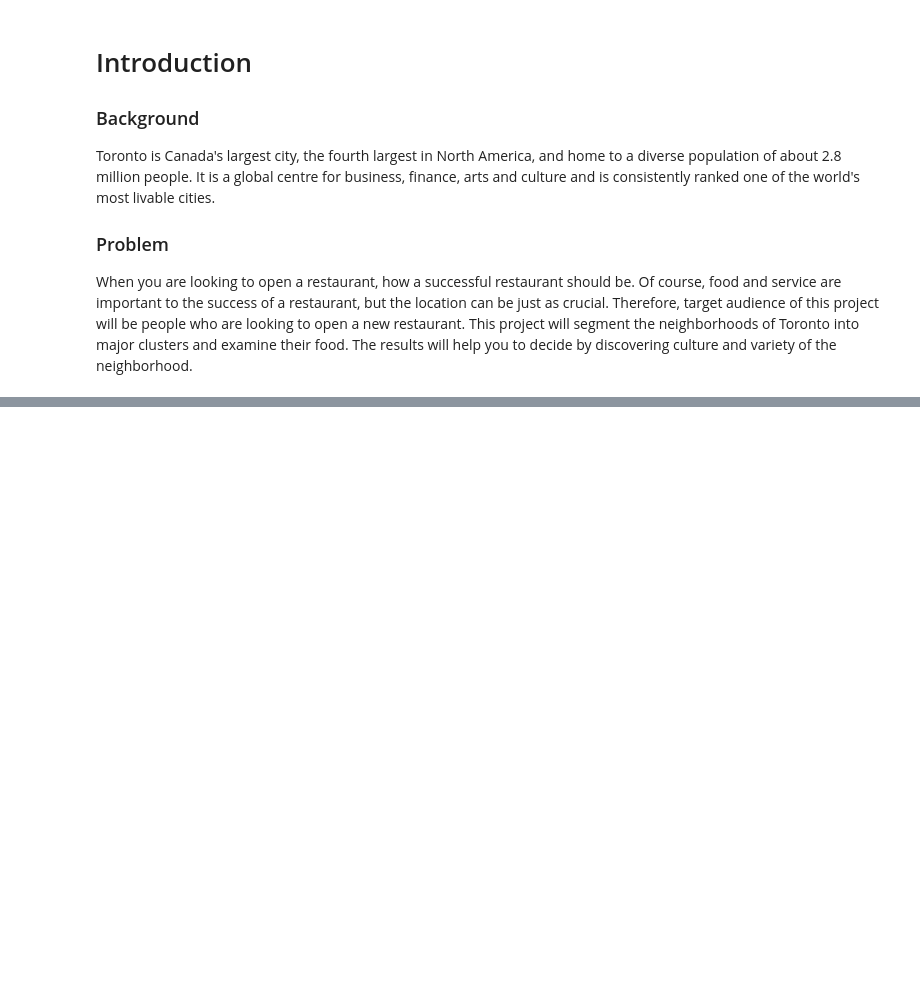
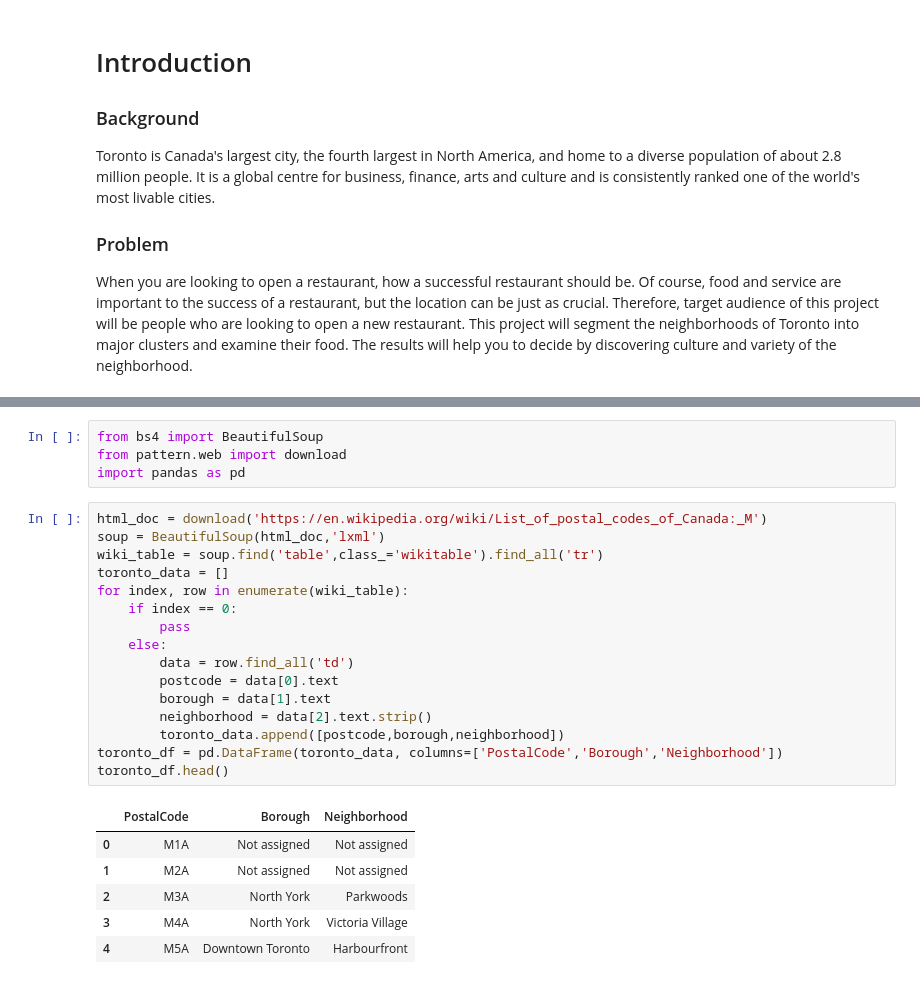
Before and after one commit to pisuth1995/Coursera_Capstone, a Jupyter notebook: the_battle_of_neighborhoods.ipynb, the cells around one changed output, grey strips where cells are left out. Cells and saved outputs as stored; diff of their text form; blank space fills up the shorter version.

```diff
--- a/the_battle_of_neighborhoods.ipynb
+++ b/the_battle_of_neighborhoods.ipynb
@@ -7,0 +24,27 @@ When you are looking to open a restaurant, how a successful restaurant should be
+# %%
+from bs4 import BeautifulSoup
+from pattern.web import download
+import pandas as pd
+# %%
+html_doc = download('https://en.wikipedia.org/wiki/List_of_postal_codes_of_Canada:_M')
+soup = BeautifulSoup(html_doc,'lxml')
+wiki_table = soup.find('table',class_='wikitable').find_all('tr')
+toronto_data = []
+for index, row in enumerate(wiki_table):
+    if index == 0:
+        pass
+    else:
+        data = row.find_all('td')
+        postcode = data[0].text
+        borough = data[1].text
+        neighborhood = data[2].text.strip()
+        toronto_data.append([postcode,borough,neighborhood])
+toronto_df = pd.DataFrame(toronto_data, columns=['PostalCode','Borough','Neighborhood'])
+toronto_df.head()
+# %% [output]
+|  | PostalCode | Borough | Neighborhood |
+| 0 | M1A | Not assigned | Not assigned |
+| 1 | M2A | Not assigned | Not assigned |
+| 2 | M3A | North York | Parkwoods |
+| 3 | M4A | North York | Victoria Village |
+| 4 | M5A | Downtown Toronto | Harbourfront |
```
Also changed, not shown: parts of 27 cells of this notebook, 3 other files.
